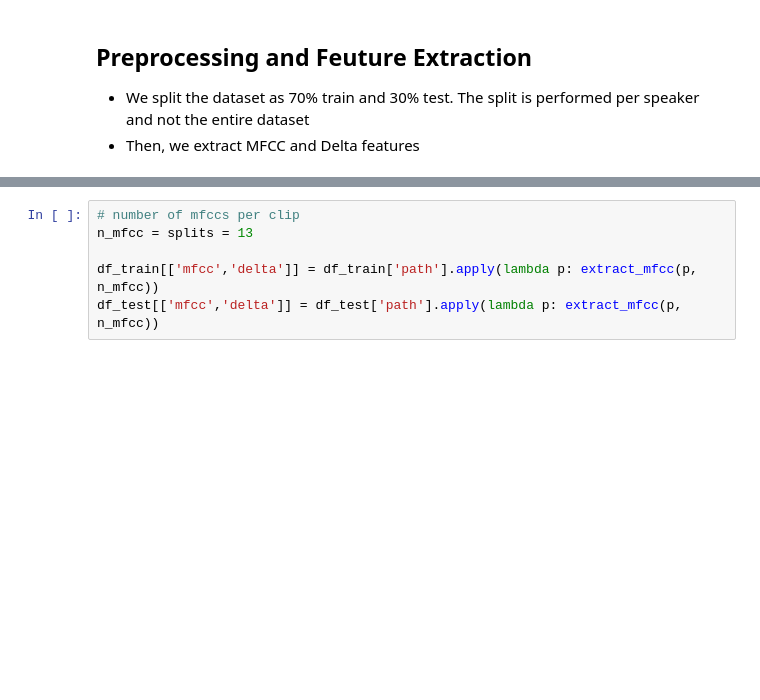
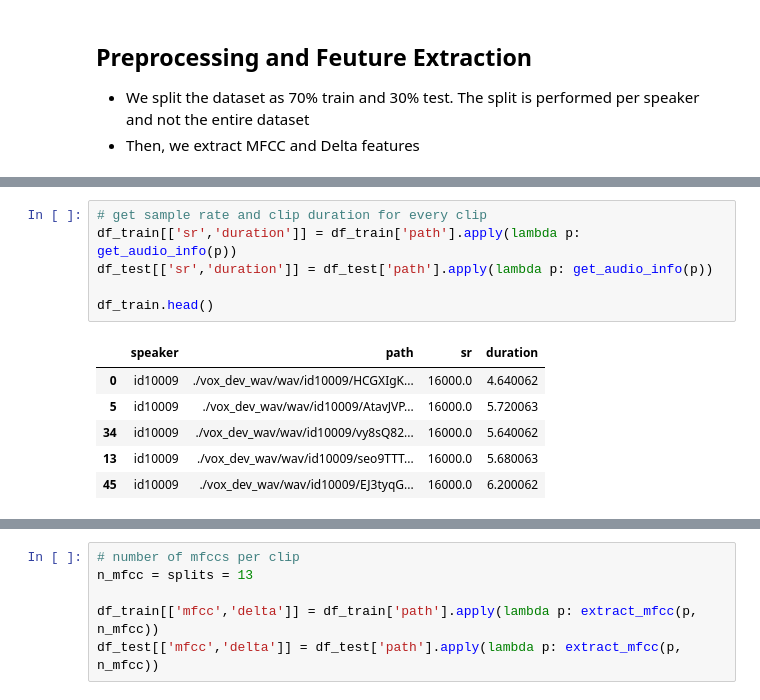
Before and after one commit to vassilispapadop/speaker-similarity, a Jupyter notebook: speaker_identification.ipynb, the cells around one changed output, grey strips where cells are left out. Drawn from its saved outputs; the diff is of its cells as text; blank space fills up the shorter version.

```diff
--- a/speaker_identification.ipynb
+++ b/speaker_identification.ipynb
@@ -108 +112,14 @@ Train set size: (1950, 2), Test set size (837, 2)
 True
+# %%
+# get sample rate and clip duration for every clip
+df_train[['sr','duration']] = df_train['path'].apply(lambda p: get_audio_info(p))
+df_test[['sr','duration']] = df_test['path'].apply(lambda p: get_audio_info(p))
+
+df_train.head()
+# %% [output]
+|  | speaker | path | sr | duration |
+| 0 | id10009 | ./vox_dev_wav/wav/id10009/HCGXIgK... | 16000.0 | 4.640062 |
+| 5 | id10009 | ./vox_dev_wav/wav/id10009/AtavJVP... | 16000.0 | 5.720063 |
+| 34 | id10009 | ./vox_dev_wav/wav/id10009/vy8sQ82... | 16000.0 | 5.640062 |
+| 13 | id10009 | ./vox_dev_wav/wav/id10009/seo9TTT... | 16000.0 | 5.680063 |
+| 45 | id10009 | ./vox_dev_wav/wav/id10009/EJ3tyqG... | 16000.0 | 6.200062 |
```
Also changed, not shown: parts of 12 cells of this notebook, 1 other file.
